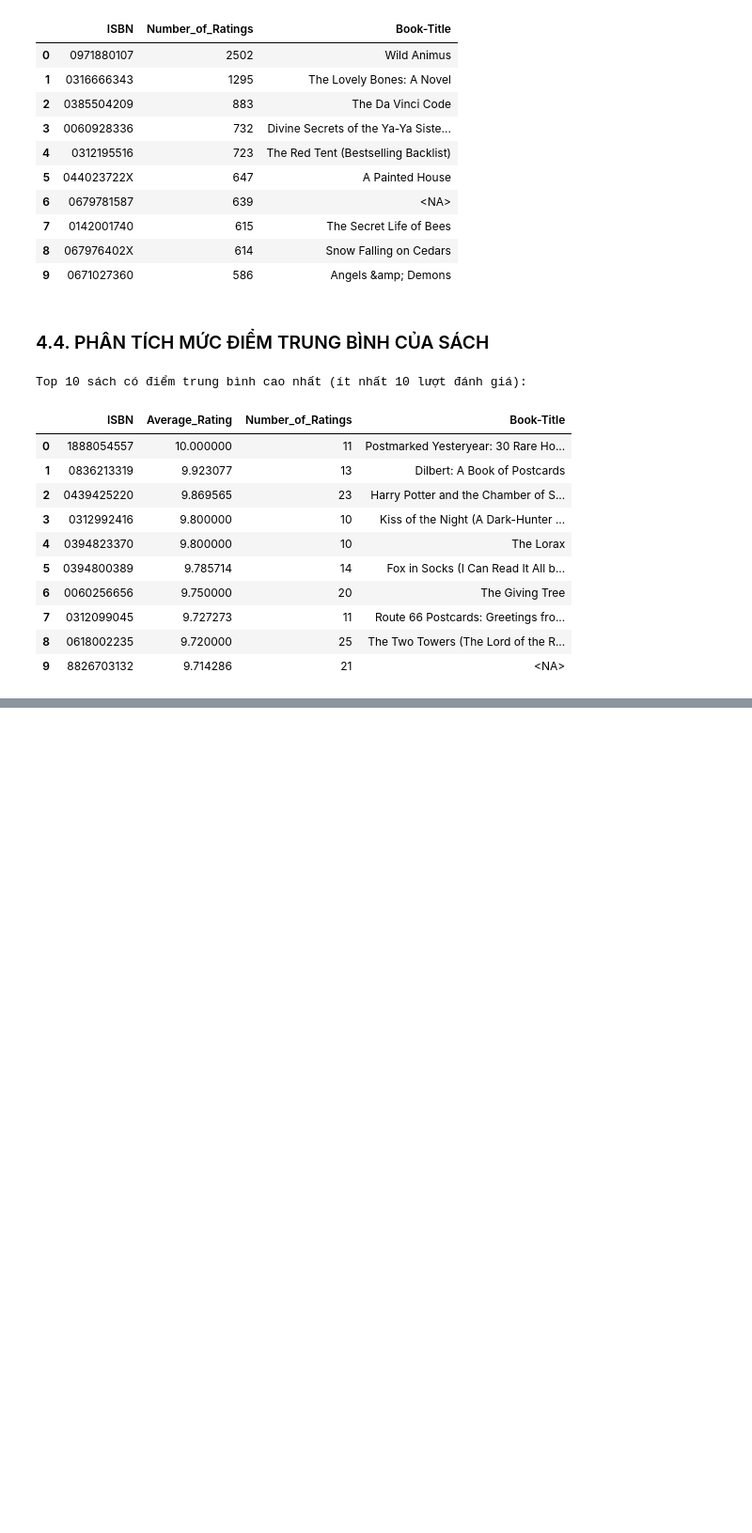
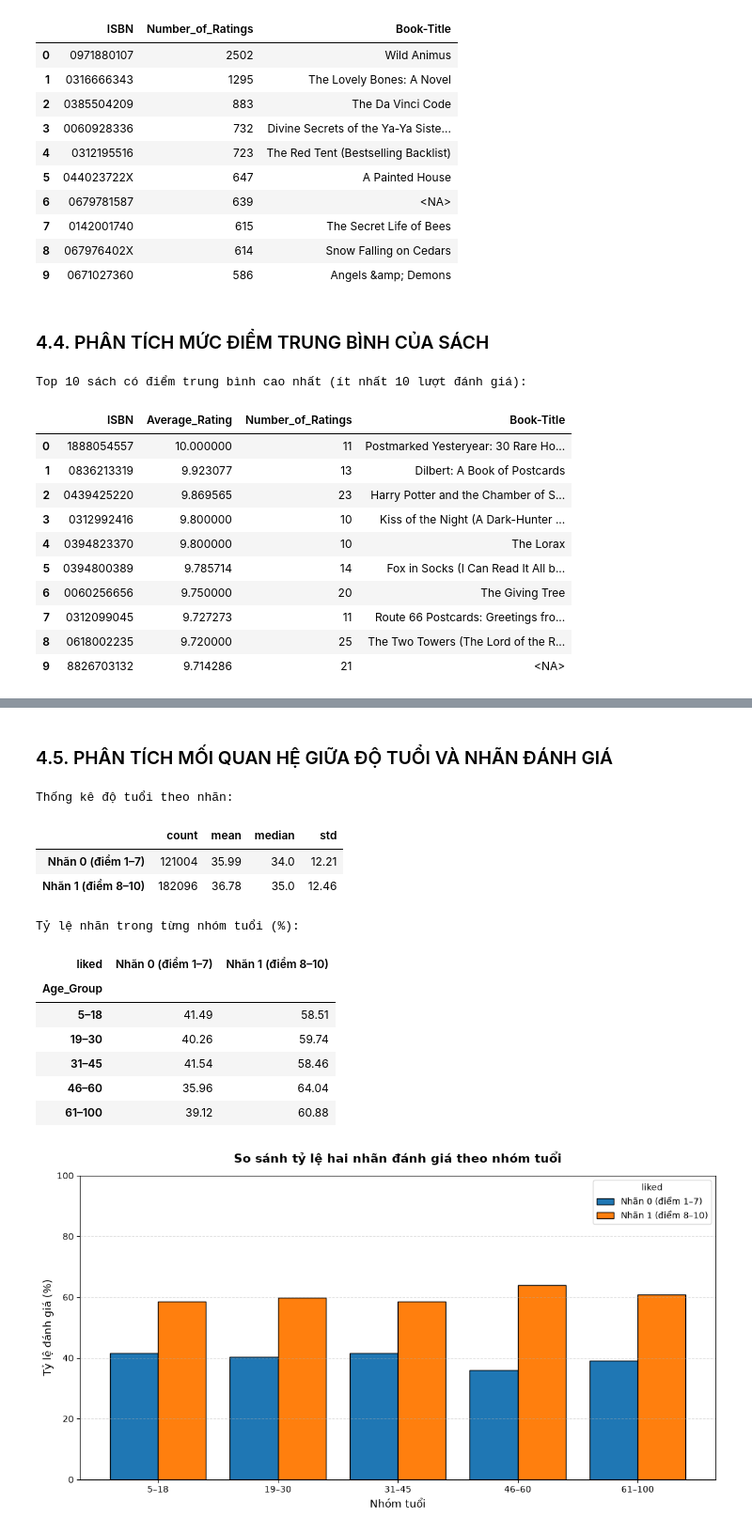
Before and after one commit to Bluenip/Data_analyst_python_midterm_project, a Jupyter notebook: mid_term_code.ipynb, the cells around one changed output, grey strips where cells are left out. Shown at 94% size. Saved outputs shown, nothing was run; the diff lists cells and outputs as text; code cells hidden in the pictures; blank space fills up the shorter version.

```diff
--- a/mid_term_code.ipynb
+++ b/mid_term_code.ipynb
@@ -459,0 +448,51 @@ Name: proportion, dtype: float64
+# %% [markdown]
+### 4.5. PHÂN TÍCH MỐI QUAN HỆ GIỮA ĐỘ TUỔI VÀ NHÃN ĐÁNH GIÁ
+# %%
+# Tạo bản sao để không làm thay đổi classification_data hiện có.
+age_label_data = classification_data.copy()
+# Chuyển Age về dạng số; giá trị không hợp lệ sẽ thành NaN.
+age_label_data["Age"] = pd.to_numeric(age_label_data["Age"],errors="coerce")
+# Chỉ giữ độ tuổi hợp lệ trong khoảng 5–100.
+age_label_data.loc[~age_label_data["Age"].between(5, 100),"Age"] = np.nan
+# Thống kê số lượng, trung bình và trung vị độ tuổi theo nhãn.
+age_label_summary = (age_label_data.groupby("liked")["Age"].agg(["count", "mean", "median", "std"]))
+# Đổi tên nhãn để phân biệt rõ ý nghĩa.
+age_label_summary.index = ["Nhãn 0 (điểm 1–7)","Nhãn 1 (điểm 8–10)"]
+print("Thống kê độ tuổi theo nhãn:")
+display(age_label_summary.round(2))
+# Tạo các nhóm tuổi để so sánh tỷ lệ nhãn giữa các nhóm.
+age_label_data["Age_Group"] = pd.cut(age_label_data["Age"],bins=[4, 18, 30, 45, 60, 100],labels=["5–18", "19–30", "31–45", "46–60", "61–100"])
+# Tính tỷ lệ nhãn 0 và 1 trong từng nhóm tuổi.
+age_label_distribution = pd.crosstab(age_label_data["Age_Group"],age_label_data["liked"],normalize="index") * 100
+# Đổi tên cột cho dễ đọc.
+age_label_distribution = age_label_distribution.rename(columns={0: "Nhãn 0 (điểm 1–7)",1: "Nhãn 1 (điểm 8–10)"})
+print("Tỷ lệ nhãn trong từng nhóm tuổi (%):")
+display(age_label_distribution.round(2))
+# Tạo biểu đồ cột; mỗi nhóm tuổi có hai cột tương ứng với hai nhãn(# Đặt hai cột cạnh nhau thay vì chồng lên nhau).
+ax = age_label_distribution.plot(kind="bar",stacked=False,             figsize=(11, 6),width=0.8,edgecolor="black")
+# Thêm tiêu đề và tên các trục.
+ax.set_title("So sánh tỷ lệ hai nhãn đánh giá theo nhóm tuổi",fontsize=14,fontweight="bold",pad=15)
+ax.set_xlabel("Nhóm tuổi", fontsize=12)
+ax.set_ylabel("Tỷ lệ đánh giá (%)", fontsize=12)
+# Giữ nguyên thứ tự và cách hiển thị tên các nhóm tuổi.
+ax.tick_params(axis="x", rotation=0)
+# Đặt giới hạn trục tung từ 0 đến 100% để dễ so sánh.
+ax.set_ylim(0, 100)
+# Hiển thị đường lưới ngang để dễ đọc giá trị.
+ax.grid(axis="y", linestyle="--", alpha=0.4)
+plt.tight_layout()
+plt.show()
+# %% [output]
+Thống kê độ tuổi theo nhãn:
+|  | count | mean | median | std |
+| Nhãn 0 (điểm 1–7) | 121004 | 35.99 | 34.0 | 12.21 |
+| Nhãn 1 (điểm 8–10) | 182096 | 36.78 | 35.0 | 12.46 |
+Tỷ lệ nhãn trong từng nhóm tuổi (%):
+| liked | Nhãn 0 (điểm 1–7) | Nhãn 1 (điểm 8–10) |
+| Age_Group |  |  |
+| 5–18 | 41.49 | 58.51 |
+| 19–30 | 40.26 | 59.74 |
+| 31–45 | 41.54 | 58.46 |
+| 46–60 | 35.96 | 64.04 |
+| 61–100 | 39.12 | 60.88 |
+[figure, added]
```
Also changed, not shown: parts of 9 cells of this notebook.
